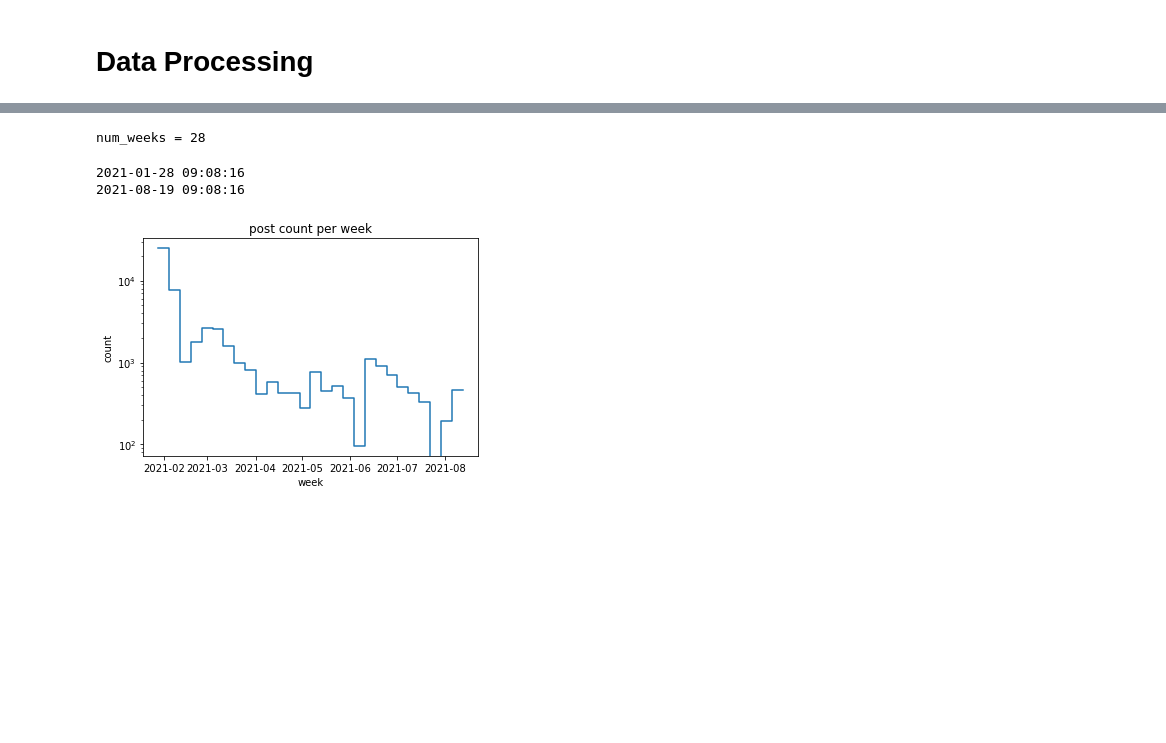
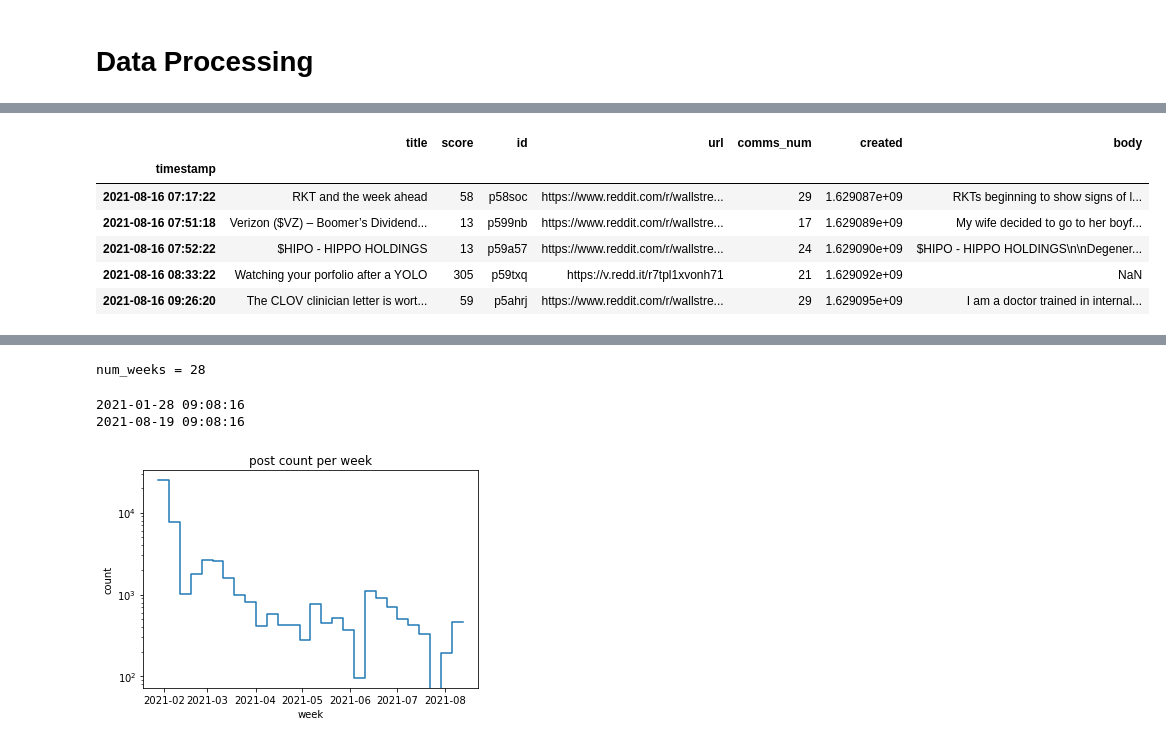
Before and after one commit to batuhanertas/crowdsourcing_project_2, a Jupyter notebook: Data_Processing.ipynb, the cells around one changed output, grey strips where cells are left out. Drawn from its saved outputs; the diff is of its cells as text; code cells hidden in the pictures; blank space fills up the shorter version.

```diff
--- a/Data_Processing.ipynb
+++ b/Data_Processing.ipynb
@@ -54,3 +66,13 @@ plt.show()
+# %%
+wsb.tail()
+# %% [output]
+|  | title | score | id | url | comms_num | created | body |
+| timestamp |  |  |  |  |  |  |  |
+| 2021-08-16 07:17:22 | RKT and the week ahead | 58 | p58soc | https://www.reddit.com/r/wallstre... | 29 | 1.629087e+09 | RKTs beginning to show signs of l... |
+| 2021-08-16 07:51:18 | Verizon ($VZ) – Boomer’s Dividend... | 13 | p599nb | https://www.reddit.com/r/wallstre... | 17 | 1.629089e+09 | My wife decided to go to her boyf... |
+| 2021-08-16 07:52:22 | $HIPO - HIPPO HOLDINGS | 13 | p59a57 | https://www.reddit.com/r/wallstre... | 24 | 1.629090e+09 | $HIPO - HIPPO HOLDINGS\n\nDegener... |
+| 2021-08-16 08:33:22 | Watching your porfolio after a YOLO | 305 | p59txq | https://v.redd.it/r7tpl1xvonh71 | 21 | 1.629092e+09 | NaN |
+| 2021-08-16 09:26:20 | The CLOV clinician letter is wort... | 59 | p5ahrj | https://www.reddit.com/r/wallstre... | 29 | 1.629095e+09 | I am a doctor trained in internal... |
 # %%
 wsb = wsb.iloc[1:]
 # %%
```
Also changed, not shown: parts of 6 cells of this notebook.
